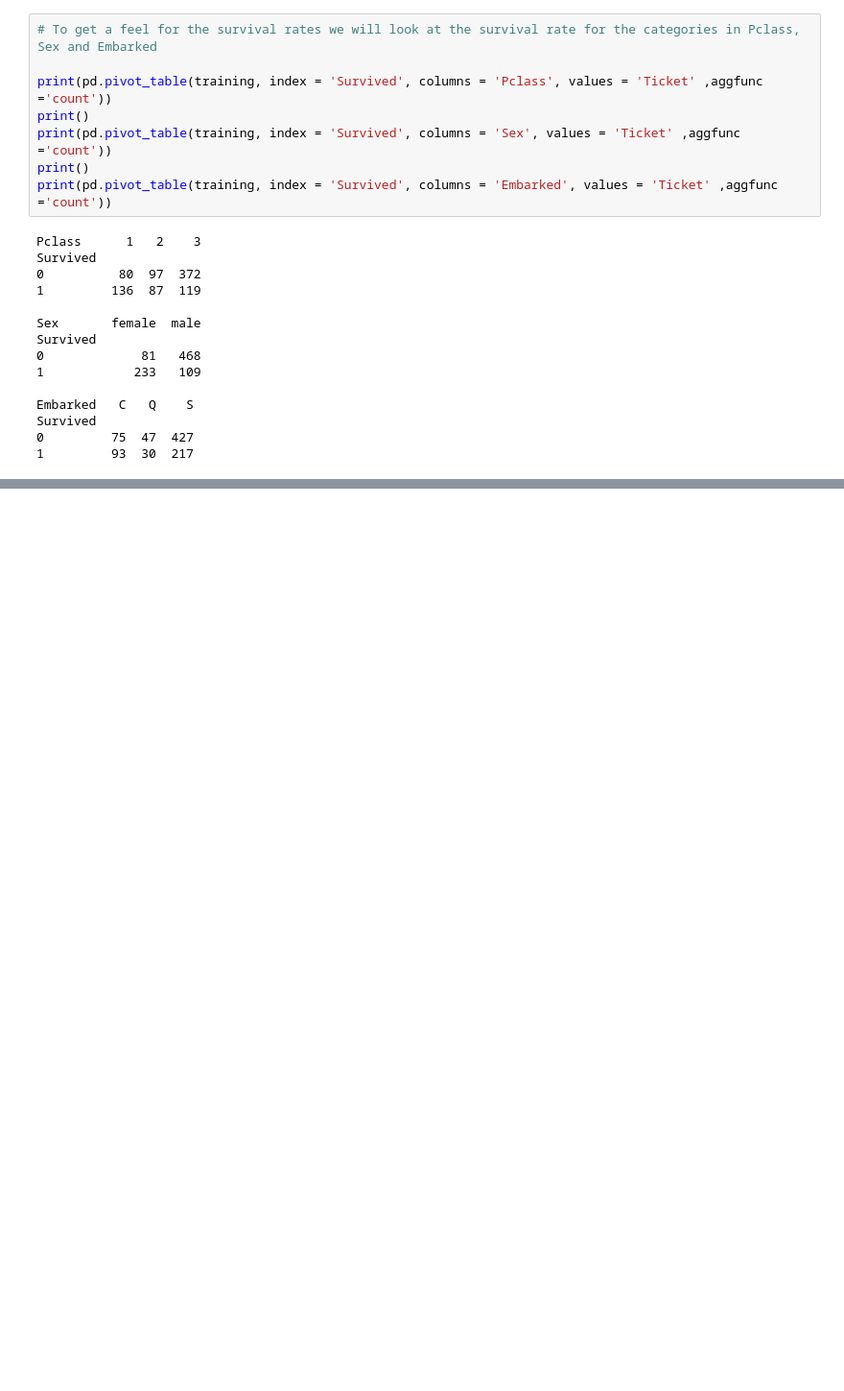
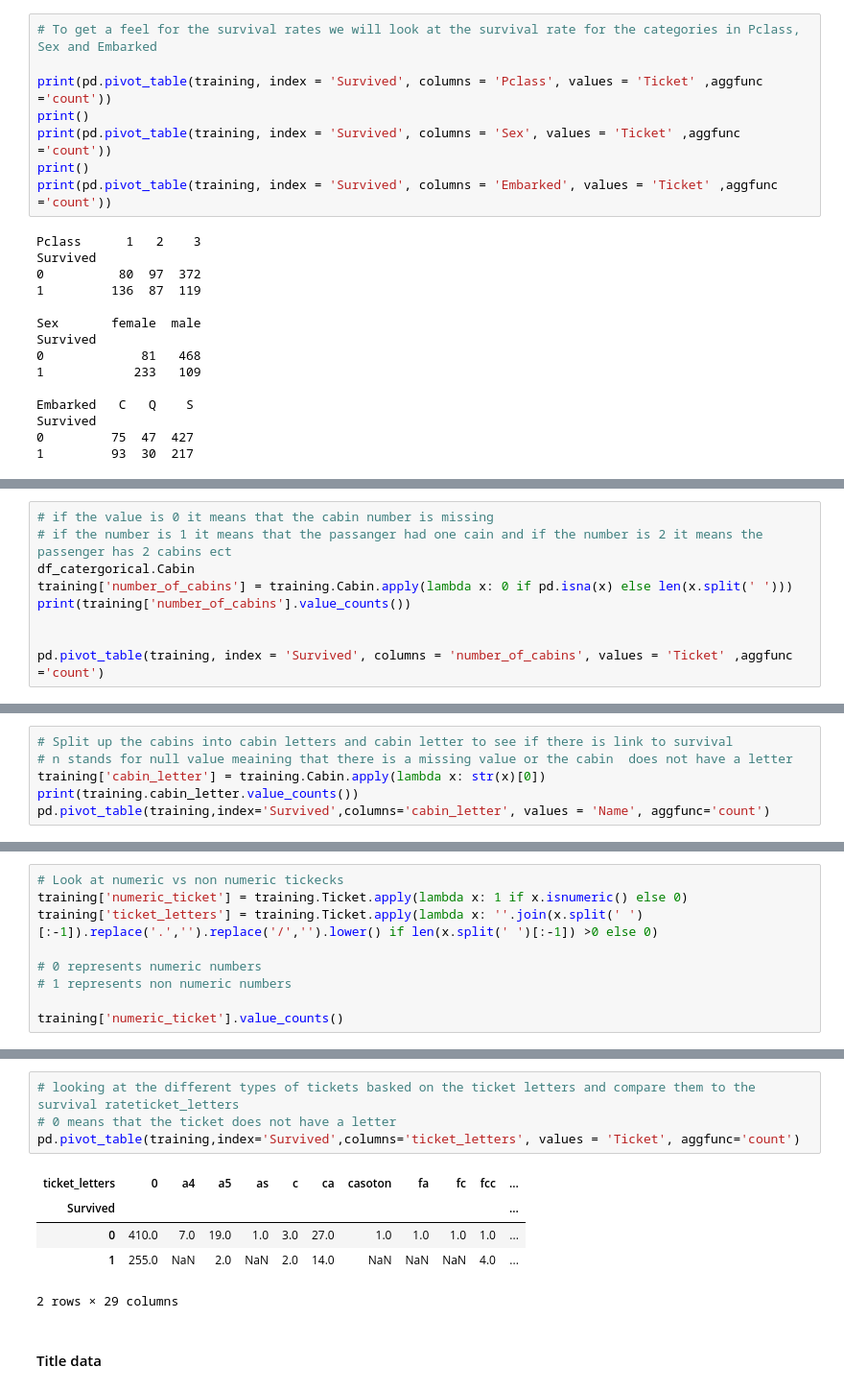
Before and after one commit to benpalay/TitanicSE, a Jupyter notebook: draft2.ipynb, the cells around one changed output, grey strips where cells are left out. Shown at 96% size. Cells and saved outputs as stored; diff of their text form; blank space fills up the shorter version.

```diff
--- a/draft2.ipynb
+++ b/draft2.ipynb
@@ -187,0 +223,9 @@ train[['Embarked', 'Survived']].groupby(['Embarked'], as_index = False).mean().s
+# %%
+# if the value is 0 it means that the cabin number is missing
+# if the number is 1 it means that the passanger had one cain and if the number is 2 it means the passenger has 2 cabins ect
+df_catergorical.Cabin
+training['number_of_cabins'] = training.Cabin.apply(lambda x: 0 if pd.isna(x) else len(x.split(' ')))
+print(training['number_of_cabins'].value_counts())
+
+
+pd.pivot_table(training, index = 'Survived', columns = 'number_of_cabins', values = 'Ticket' ,aggfunc ='count')
@@ -187,0 +243,6 @@ train[['Embarked', 'Survived']].groupby(['Embarked'], as_index = False).mean().s
+# %%
+# Split up the cabins into cabin letters and cabin letter to see if there is link to survival
+# n stands for null value meaining that there is a missing value or the cabin  does not have a letter
+training['cabin_letter'] = training.Cabin.apply(lambda x: str(x)[0])
+print(training.cabin_letter.value_counts())
+pd.pivot_table(training,index='Survived',columns='cabin_letter', values = 'Name', aggfunc='count')
@@ -187,0 +267,9 @@ train[['Embarked', 'Survived']].groupby(['Embarked'], as_index = False).mean().s
+# %%
+# Look at numeric vs non numeric tickecks
+training['numeric_ticket'] = training.Ticket.apply(lambda x: 1 if x.isnumeric() else 0)
+training['ticket_letters'] = training.Ticket.apply(lambda x: ''.join(x.split(' ')[:-1]).replace('.','').replace('/','').lower() if len(x.split(' ')[:-1]) >0 else 0)
+
+# 0 represents numeric numbers
+# 1 represents non numeric numbers
+
+training['numeric_ticket'].value_counts()
@@ -187,0 +290,12 @@ train[['Embarked', 'Survived']].groupby(['Embarked'], as_index = False).mean().s
+# %%
+# looking at the different types of tickets basked on the ticket letters and compare them to the survival rateticket_letters
+# 0 means that the ticket does not have a letter
+pd.pivot_table(training,index='Survived',columns='ticket_letters', values = 'Ticket', aggfunc='count')
+# %% [output]
+| ticket_letters | 0 | a4 | a5 | as | c | ca | casoton | fa | fc | fcc | ... |
+| Survived |  |  |  |  |  |  |  |  |  |  | ... |
+| 0 | 410.0 | 7.0 | 19.0 | 1.0 | 3.0 | 27.0 | 1.0 | 1.0 | 1.0 | 1.0 | ... |
+| 1 | 255.0 | NaN | 2.0 | NaN | 2.0 | 14.0 | NaN | NaN | NaN | 4.0 | ... |
+2 rows × 29 columns
+# %% [markdown]
+#### Title data
```
Also changed, not shown: parts of 17 cells of this notebook.
